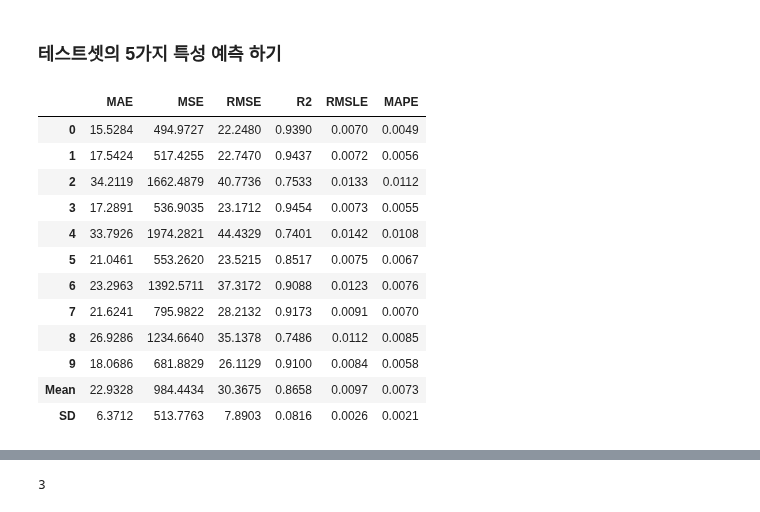
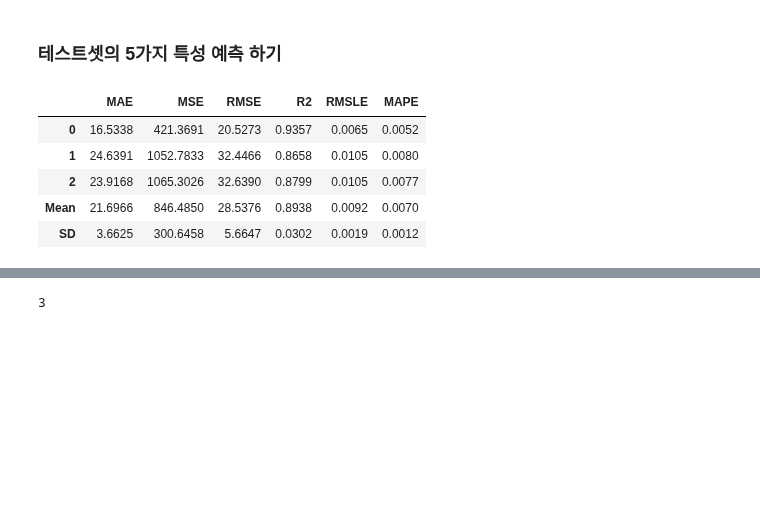
Before and after one commit to kbjung/Dacon, a Jupyter notebook: TP1/03_모델_선정/03-01_모델_선정_ver0.7.ipynb, the cells around one changed output, grey strips where cells are left out. Saved outputs shown, nothing was run; the diff lists cells and outputs as text; code cells hidden in the pictures; blank space fills up the shorter version.

```diff
--- a/TP1/03_모델_선정/03-01_모델_선정_ver0.7.ipynb
+++ b/TP1/03_모델_선정/03-01_모델_선정_ver0.7.ipynb
@@ -87,0 +117,6 @@ memory usage: 10.9+ KB
+# %%
+start_date = '2021-01-04'
+end_date = '2021-10-29'
+# %%
+train = df[(df['Date'] <= end_date) & (df['Date'] >= start_date)]
+test =  df[(df['Date'] <= '2021-11-05') & (df['Date'] >= '2021-11-01')]
@@ -87,0 +152,3 @@ memory usage: 10.9+ KB
+# %%
+test = test[['Date', 'weekday', 'weeknum']]
+test
@@ -217,3 +218,0 @@ len(data.columns)
-# %%
-train = data[data['Date'] < '2021-11-01']
-test =  data[(data['Date'] <= '2021-11-05') & (data['Date'] >= '2021-11-01')]
@@ -271,27 +228,21 @@ test[end_features]
 # %% [markdown]
 ### 테스트셋의 5가지 특성 예측 하기
 # %%
+features = ['Date', 'weekday', 'weeknum','kosdaq', 'nasdaq', 'sp500', 'dow', 'kospi']
 for i in range(5):
-        model = setup(train, target = features[i+3], ignore_features = features[i+4:], silent=True)
-        tuned_model = tune_model(compare_models(sort='MAPE', n_select=1))
-        tuned_model_ = finalize_model(tuned_model)
-        end_features = features[:i+3]
-        pred = predict_model(tuned_model_, test[end_features])
-        test[features[i+3]] = pred['Label']
+    model = setup(train, target = features[i+3], ignore_features = features[i+4:], fold=3, fold_shuffle=True, silent=True)
+    tuned_model = tune_model(compare_models(sort='MAPE', n_select=1))
+    final_model = finalize_model(tuned_model)
+    end_features = features[:i+3]
+    pred = predict_model(final_model, test)
+    test[features[i+3]] = pred['Label']
 # %% [output]
 |  | MAE | MSE | RMSE | R2 | RMSLE | MAPE |
-| 0 | 15.5284 | 494.9727 | 22.2480 | 0.9390 | 0.0070 | 0.0049 |
-| 1 | 17.5424 | 517.4255 | 22.7470 | 0.9437 | 0.0072 | 0.0056 |
-| 2 | 34.2119 | 1662.4879 | 40.7736 | 0.7533 | 0.0133 | 0.0112 |
-| 3 | 17.2891 | 536.9035 | 23.1712 | 0.9454 | 0.0073 | 0.0055 |
-| 4 | 33.7926 | 1974.2821 | 44.4329 | 0.7401 | 0.0142 | 0.0108 |
-| 5 | 21.0461 | 553.2620 | 23.5215 | 0.8517 | 0.0075 | 0.0067 |
-| 6 | 23.2963 | 1392.5711 | 37.3172 | 0.9088 | 0.0123 | 0.0076 |
-| 7 | 21.6241 | 795.9822 | 28.2132 | 0.9173 | 0.0091 | 0.0070 |
-| 8 | 26.9286 | 1234.6640 | 35.1378 | 0.7486 | 0.0112 | 0.0085 |
-| 9 | 18.0686 | 681.8829 | 26.1129 | 0.9100 | 0.0084 | 0.0058 |
-| Mean | 22.9328 | 984.4434 | 30.3675 | 0.8658 | 0.0097 | 0.0073 |
-| SD | 6.3712 | 513.7763 | 7.8903 | 0.0816 | 0.0026 | 0.0021 |
+| 0 | 16.5338 | 421.3691 | 20.5273 | 0.9357 | 0.0065 | 0.0052 |
+| 1 | 24.6391 | 1052.7833 | 32.4466 | 0.8658 | 0.0105 | 0.0080 |
+| 2 | 23.9168 | 1065.3026 | 32.6390 | 0.8799 | 0.0105 | 0.0077 |
+| Mean | 21.6966 | 846.4850 | 28.5376 | 0.8938 | 0.0092 | 0.0070 |
+| SD | 3.6625 | 300.6458 | 5.6647 | 0.0302 | 0.0019 | 0.0012 |
 # %%
 test
 # %% [output]
```
Also changed, not shown: parts of 49 cells of this notebook, 28 other files.
